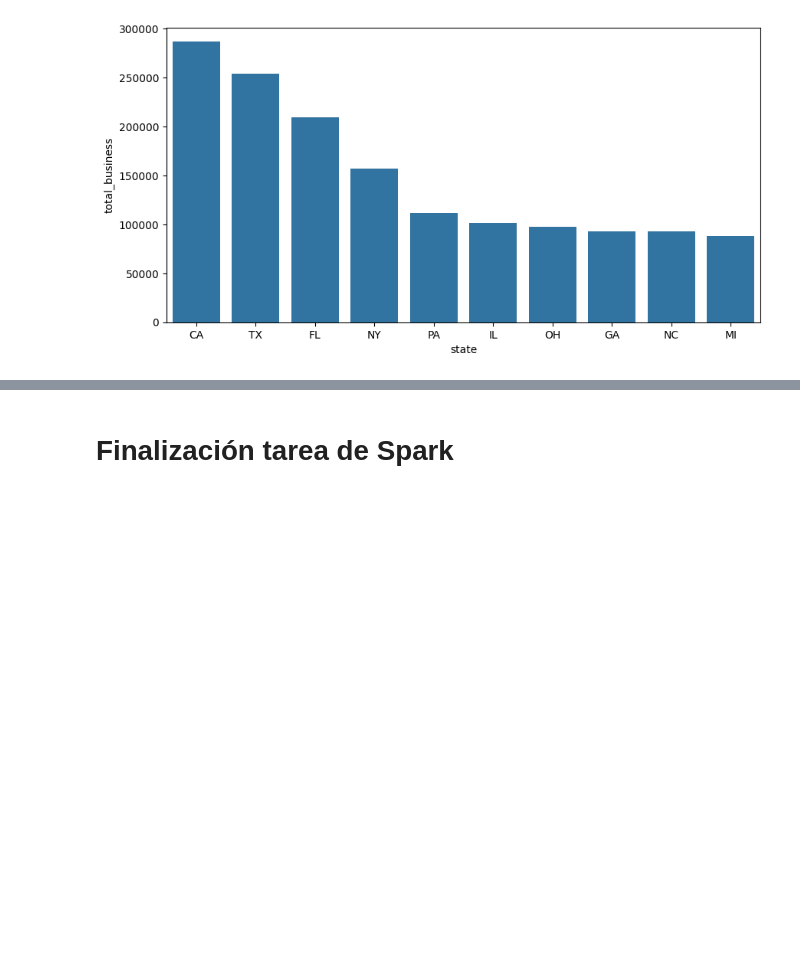
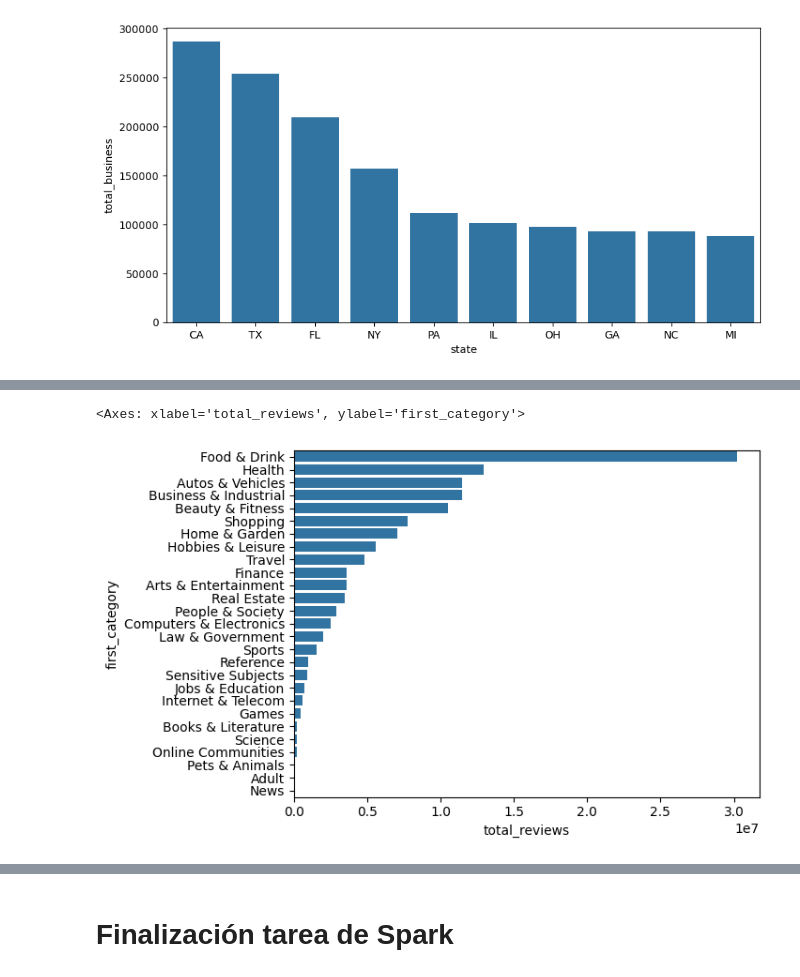
Before and after one commit to SDCaFlo/datapt11_pf_grupo02, a Jupyter notebook: ETL-google.ipynb, the cells around one changed output, grey strips where cells are left out. Drawn from its saved outputs; the diff is of its cells as text; code cells hidden in the pictures; blank space fills up the shorter version.

```diff
--- a/ETL-google.ipynb
+++ b/ETL-google.ipynb
@@ -603,0 +645,8 @@ sns.barplot(data= filtered_state_resume.sort_values(by="total_business", ascendi
+# %%
+category_grouped_df = merged_df_cache.groupBy("first_category", "second_category", "third_category").agg(
+    F.sum("num_of_reviews").alias("total_reviews"),
+    F.avg("avg_rating").alias("avg_rating"),
+    F.count("gmap_id").alias("total_business")
+)
+# %%
+category_resume = category_grouped_df.toPandas()
@@ -603,0 +673,9 @@ sns.barplot(data= filtered_state_resume.sort_values(by="total_business", ascendi
+# %%
+#
+grouped_df = category_resume.groupby("first_category").apply(
+    lambda group: pd.Series({
+        "weighted_avg_rating": (group["total_reviews"] * group["avg_rating"]).sum() / group["total_reviews"].sum(),
+        "total_reviews": group["total_reviews"].sum(),
+        "total_business": group["total_business"].sum()
+    })
+).reset_index()
@@ -603,0 +702,5 @@ sns.barplot(data= filtered_state_resume.sort_values(by="total_business", ascendi
+# %%
+sns.barplot(data=grouped_df.sort_values(by="total_reviews", ascending=False), x="total_reviews", y="first_category")
+# %% [output]
+<Axes: xlabel='total_reviews', ylabel='first_category'>
+[figure, added]
```
Also changed, not shown: parts of 21 cells of this notebook.
